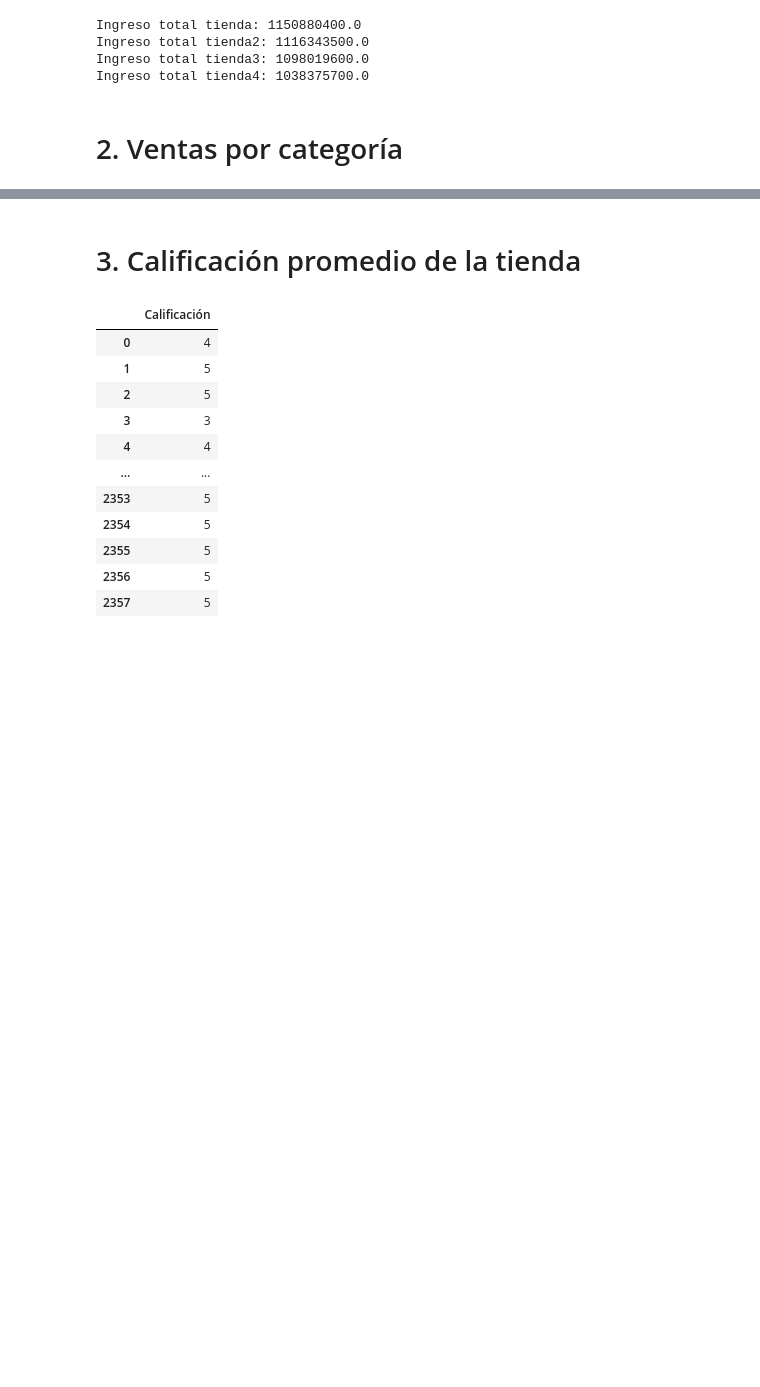
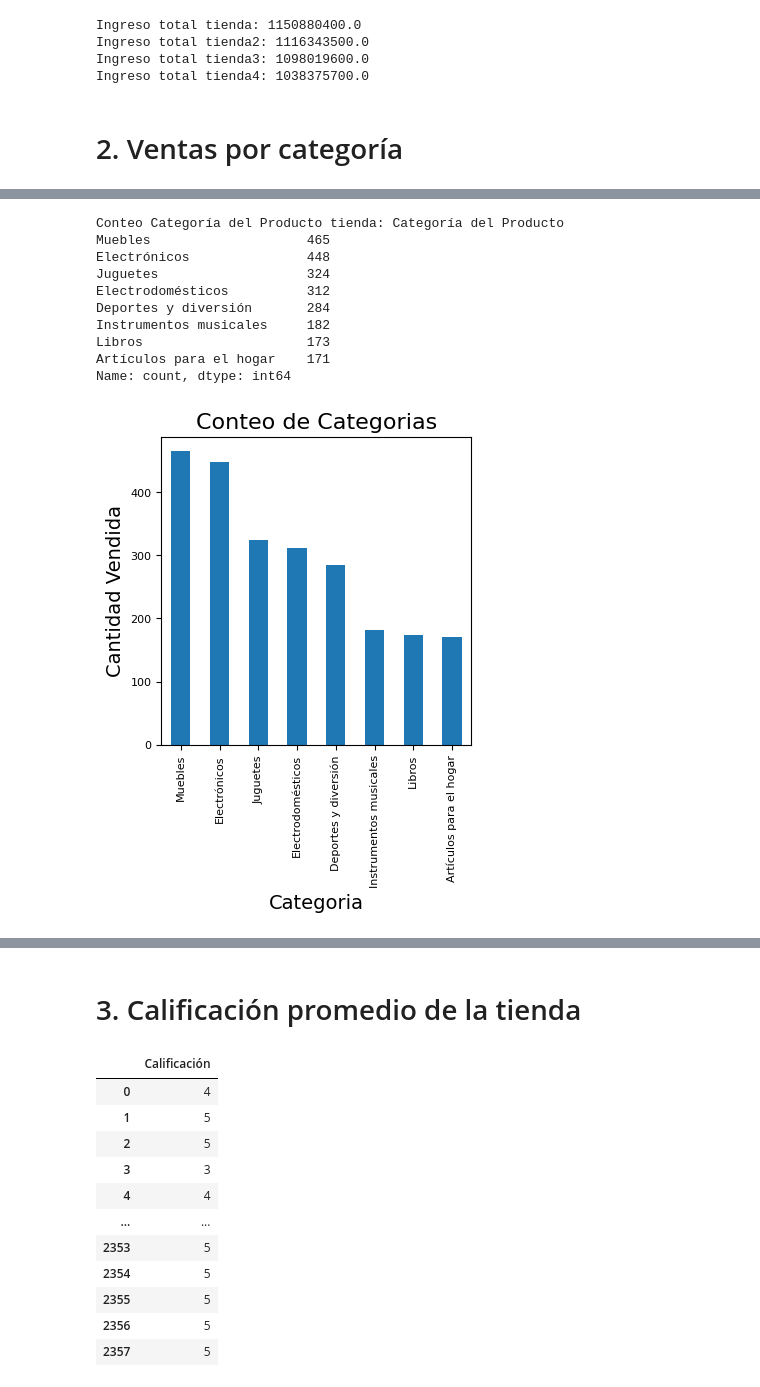
Before and after one commit to VivianQui/Challenge-Precticando-Python-para-Data-Science, a Jupyter notebook: AluraStoreLatam.ipynb, the cells around one changed output, grey strips where cells are left out. Saved outputs shown, nothing was run; the diff lists cells and outputs as text; code cells hidden in the pictures; blank space fills up the shorter version.

```diff
--- a/AluraStoreLatam.ipynb
+++ b/AluraStoreLatam.ipynb
@@ -63,0 +86,24 @@ Ingreso total tienda4: 1038375700.0
+# %%
+conteo_categorias = tienda['Categoría del Producto'].value_counts()
+print(f'Conteo Categoría del Producto tienda: {conteo_categorias}')
+
+plt.figure(figsize=(4, 4))
+conteo_categorias.plot(kind='bar')
+plt.title('Conteo de Categorias', fontsize=16)
+plt.xlabel('Categoria', fontsize=14)
+plt.ylabel('Cantidad Vendida', fontsize=14)
+plt.xticks(fontsize=8)
+plt.yticks(fontsize=8)
+plt.show()
+# %% [output]
+Conteo Categoría del Producto tienda: Categoría del Producto
+Muebles                    465
+Electrónicos               448
+Juguetes                   324
+Electrodomésticos          312
+Deportes y diversión       284
+Instrumentos musicales     182
+Libros                     173
+Artículos para el hogar    171
+Name: count, dtype: int64
+[figure, added]
```
Also changed, not shown: parts of 5 cells of this notebook.
